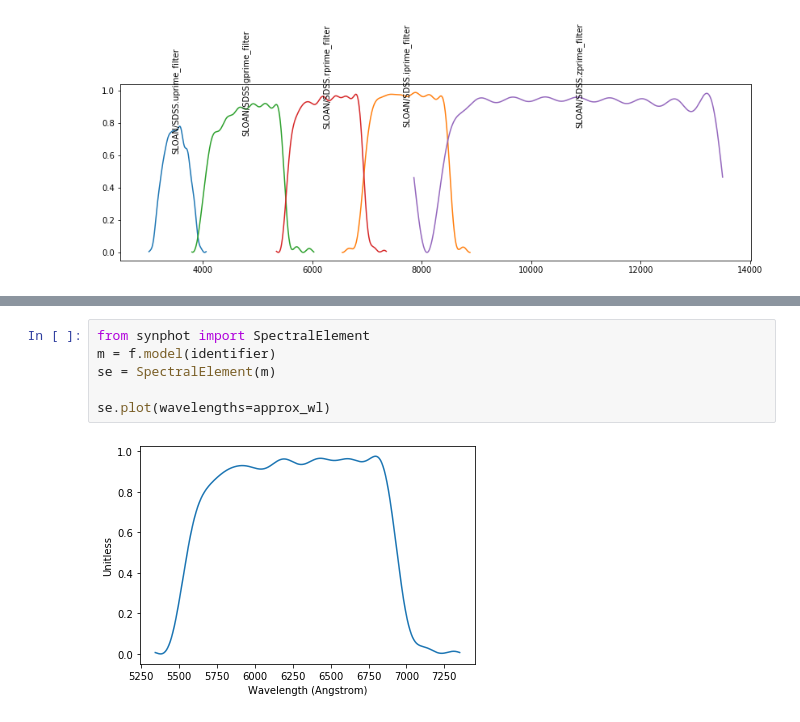
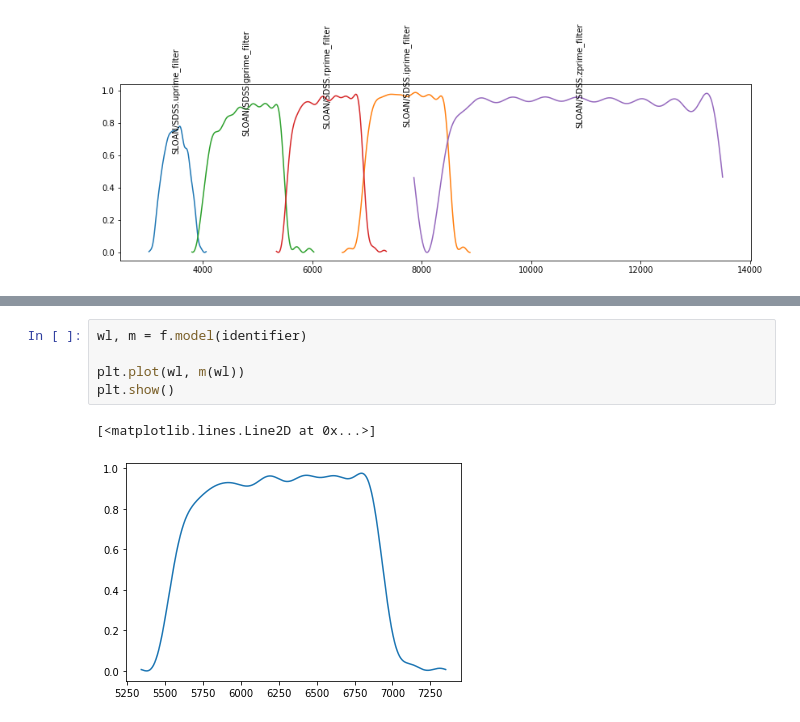
Before and after one commit to bmorris3/tynt, a Jupyter notebook: notebooks/demo.ipynb, the cells around one changed output, grey strips where cells are left out. Drawn from its saved outputs; the diff is of its cells as text.

Commit message:
adding astropy model docs

```diff
--- a/notebooks/demo.ipynb
+++ b/notebooks/demo.ipynb
@@ -57,9 +57,9 @@ WARNING: W42: /tmp/tmpq5talfjr:2:0: W42: No XML namespace specified [astropy.io.
 [figure]
-# %%
-from synphot import SpectralElement
-m = f.model(identifier)
-se = SpectralElement(m)
-
-se.plot(wavelengths=approx_wl)
-# %% [output]
-[figure, removed]
+# %%
+wl, m = f.model(identifier)
+
+plt.plot(wl, m(wl))
+plt.show()
+# %% [output]
+[<matplotlib.lines.Line2D at 0x...>]
+[figure, added]
```
Also changed, not shown: parts of 1 cell of this notebook, 2 other files.
